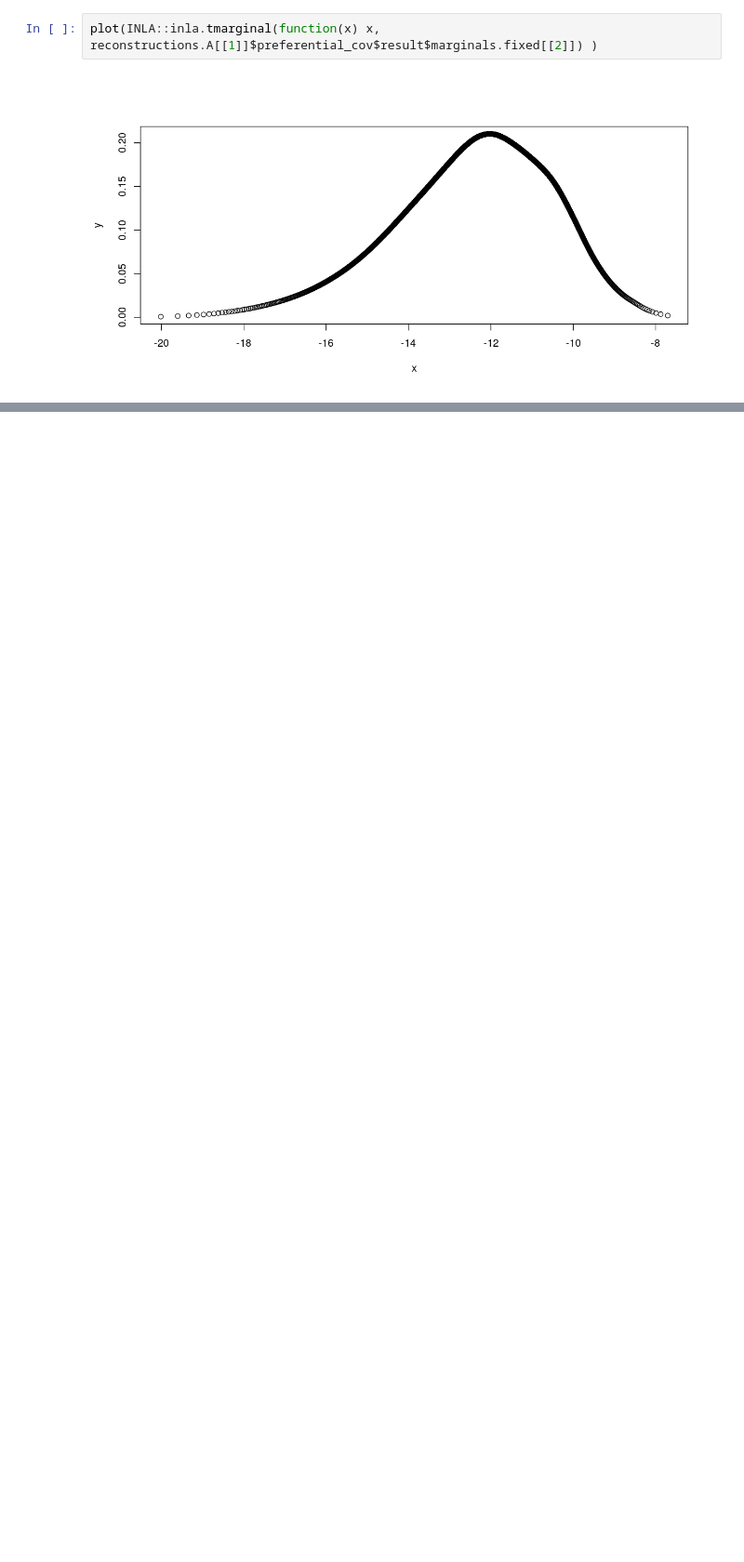
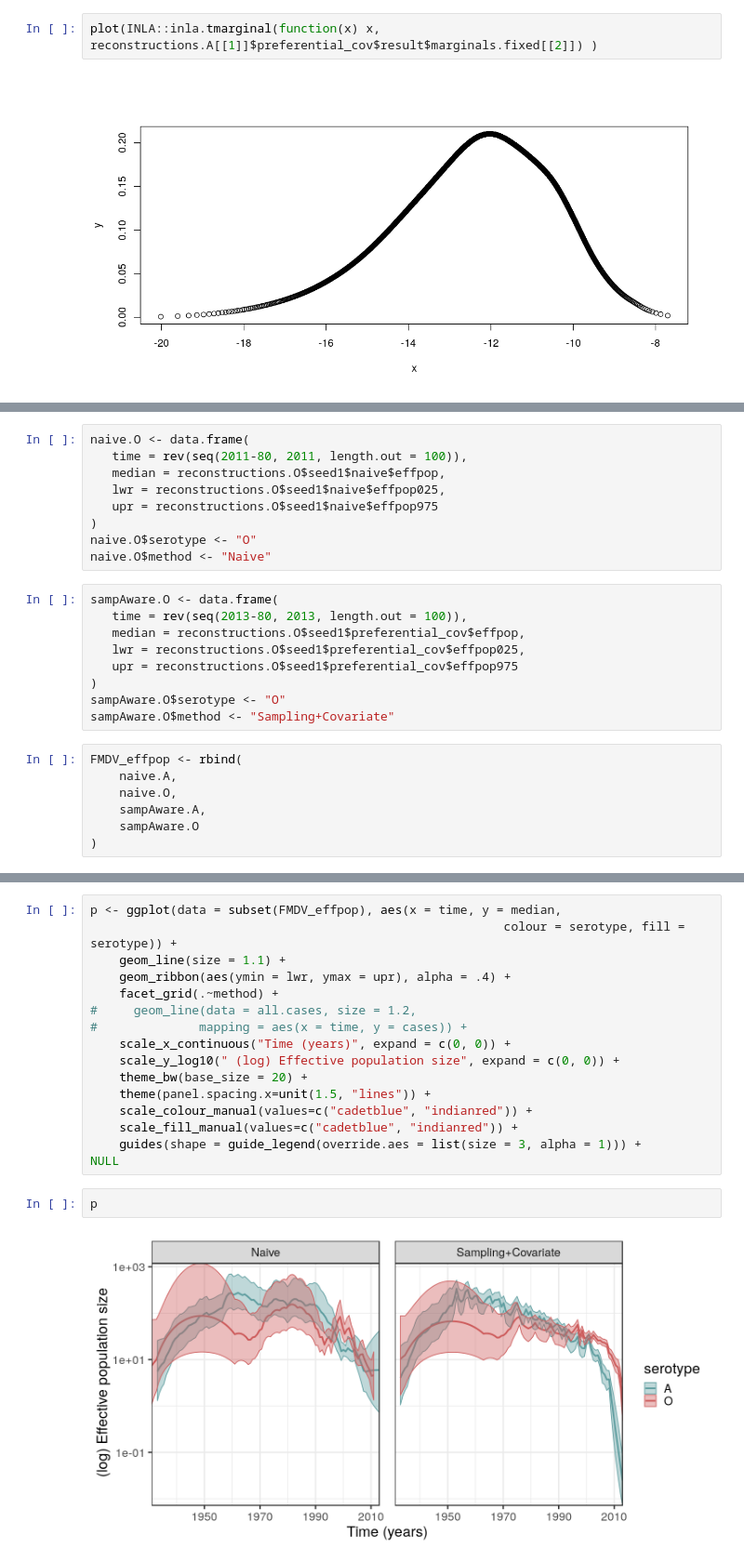
Before and after one commit to maxbiostat/FMDV_AMERICA, a Jupyter notebook: CODE/notebooks/BNPR_analysis_covariates.ipynb, the cells around one changed output, grey strips where cells are left out. Shown at 93% size. Cells and saved outputs as stored; diff of their text form; blank space fills up the shorter version.

```diff
--- a/CODE/notebooks/BNPR_analysis_covariates.ipynb
+++ b/CODE/notebooks/BNPR_analysis_covariates.ipynb
@@ -204,0 +227,25 @@ plot(INLA::inla.tmarginal(function(x) x, reconstructions.A[[1]]$preferential_cov
+# %%
+naive.O <- data.frame(
+   time = rev(seq(2011-80, 2011, length.out = 100)),
+   median = reconstructions.O$seed1$naive$effpop,
+   lwr = reconstructions.O$seed1$naive$effpop025,
+   upr = reconstructions.O$seed1$naive$effpop975
+)
+naive.O$serotype <- "O"
+naive.O$method <- "Naive"
+# %%
+sampAware.O <- data.frame(
+   time = rev(seq(2013-80, 2013, length.out = 100)),
+   median = reconstructions.O$seed1$preferential_cov$effpop,
+   lwr = reconstructions.O$seed1$preferential_cov$effpop025,
+   upr = reconstructions.O$seed1$preferential_cov$effpop975
+)
+sampAware.O$serotype <- "O"
+sampAware.O$method <- "Sampling+Covariate"
+# %%
+FMDV_effpop <- rbind(
+    naive.A,
+    naive.O,
+    sampAware.A,
+    sampAware.O
+)
@@ -204,0 +268,20 @@ plot(INLA::inla.tmarginal(function(x) x, reconstructions.A[[1]]$preferential_cov
+# %%
+p <- ggplot(data = subset(FMDV_effpop), aes(x = time, y = median,
+                                                         colour = serotype, fill = serotype)) +
+    geom_line(size = 1.1) +
+    geom_ribbon(aes(ymin = lwr, ymax = upr), alpha = .4) +
+    facet_grid(.~method) +
+#     geom_line(data = all.cases, size = 1.2,
+#              mapping = aes(x = time, y = cases)) +
+    scale_x_continuous("Time (years)", expand = c(0, 0)) +
+    scale_y_log10(" (log) Effective population size", expand = c(0, 0)) +
+    theme_bw(base_size = 20) +
+    theme(panel.spacing.x=unit(1.5, "lines")) +
+    scale_colour_manual(values=c("cadetblue", "indianred")) +
+    scale_fill_manual(values=c("cadetblue", "indianred")) +
+    guides(shape = guide_legend(override.aes = list(size = 3, alpha = 1))) +
+NULL
+# %%
+p
+# %% [output]
+[figure, added]
```
Also changed, not shown: parts of 11 cells of this notebook.
